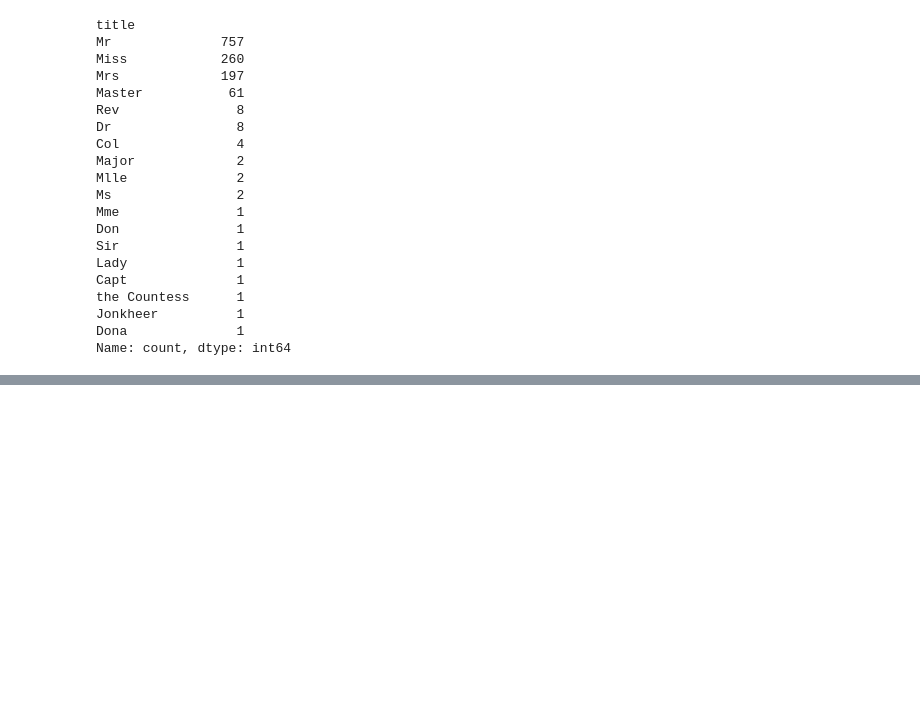
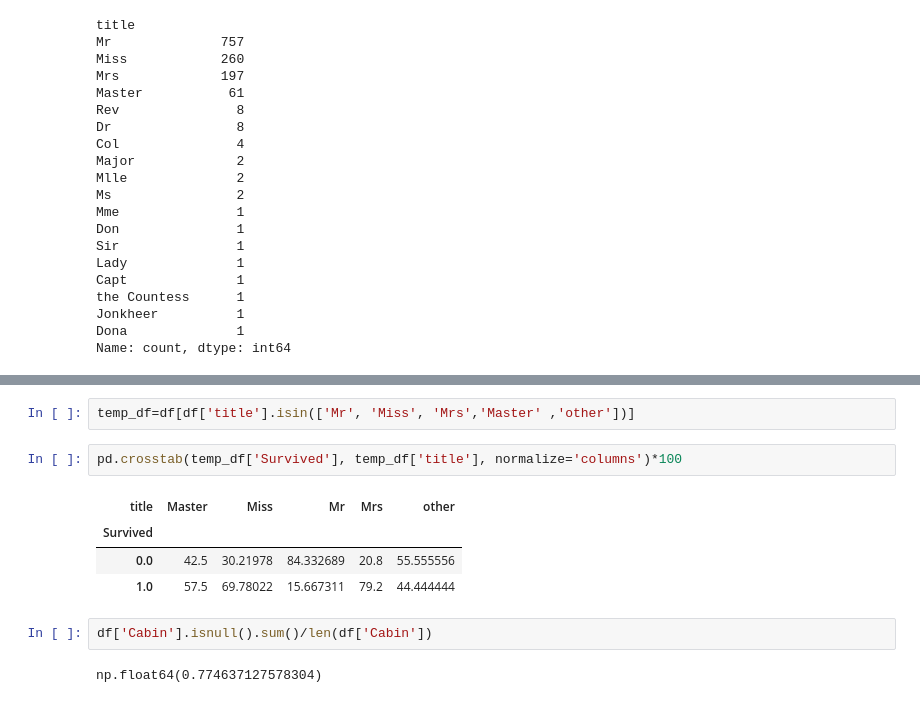
Before and after one commit to Purushottambgs/Python_Program, a Jupyter notebook: EDA.ipynb, the cells around one changed output, grey strips where cells are left out. Drawn from its saved outputs; the diff is of its cells as text; blank space fills up the shorter version.

```diff
--- a/EDA.ipynb
+++ b/EDA.ipynb
@@ -537,0 +552,13 @@ Name: count, dtype: int64
+# %%
+temp_df=df[df['title'].isin(['Mr', 'Miss', 'Mrs','Master' ,'other'])]
+# %%
+pd.crosstab(temp_df['Survived'], temp_df['title'], normalize='columns')*100
+# %% [output]
+| title | Master | Miss | Mr | Mrs | other |
+| Survived |  |  |  |  |  |
+| 0.0 | 42.5 | 30.21978 | 84.332689 | 20.8 | 55.555556 |
+| 1.0 | 57.5 | 69.78022 | 15.667311 | 79.2 | 44.444444 |
+# %%
+df['Cabin'].isnull().sum()/len(df['Cabin'])
+# %% [output]
+np.float64(0.774637127578304)
```
Also changed, not shown: parts of 9 cells of this notebook.
